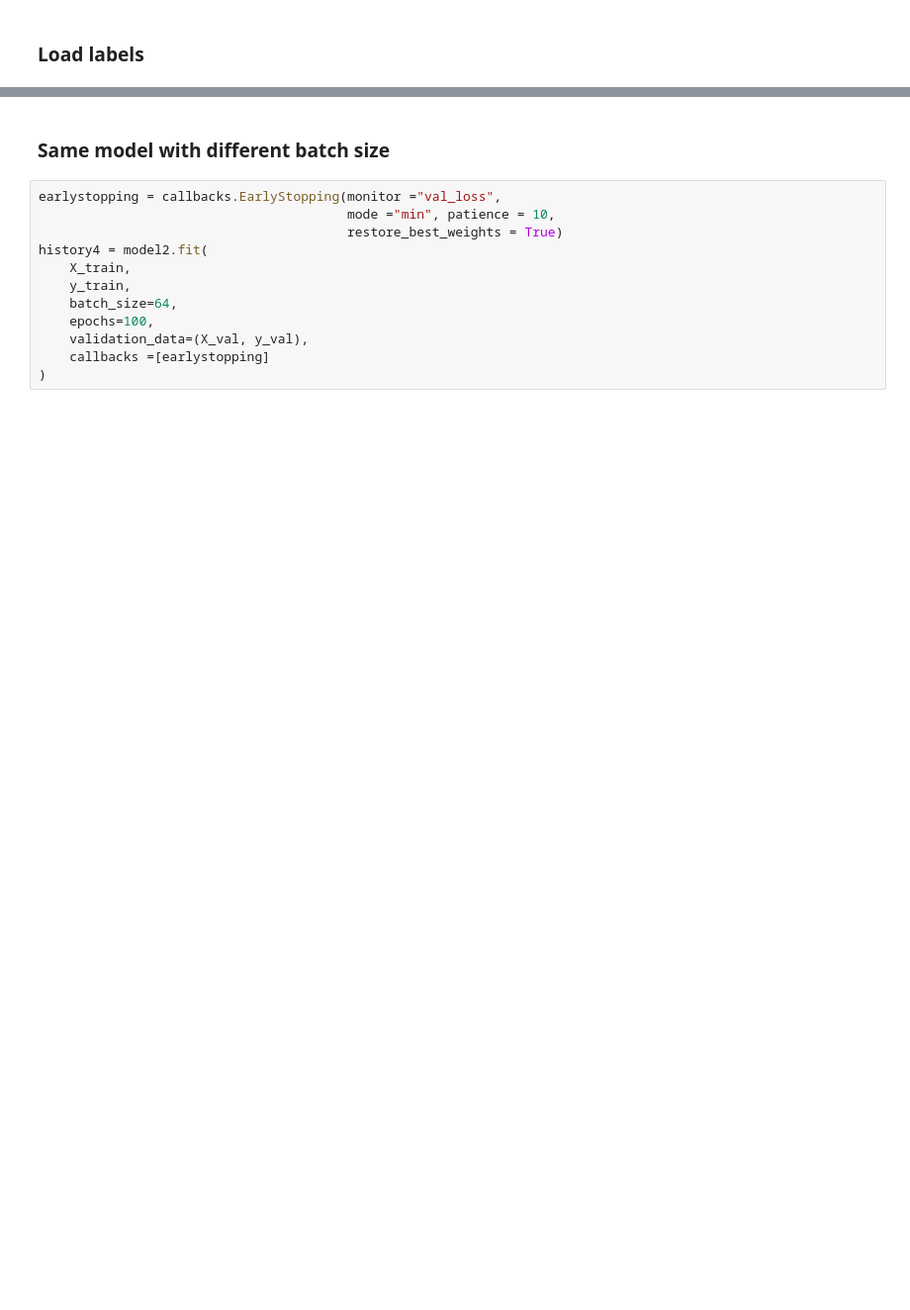
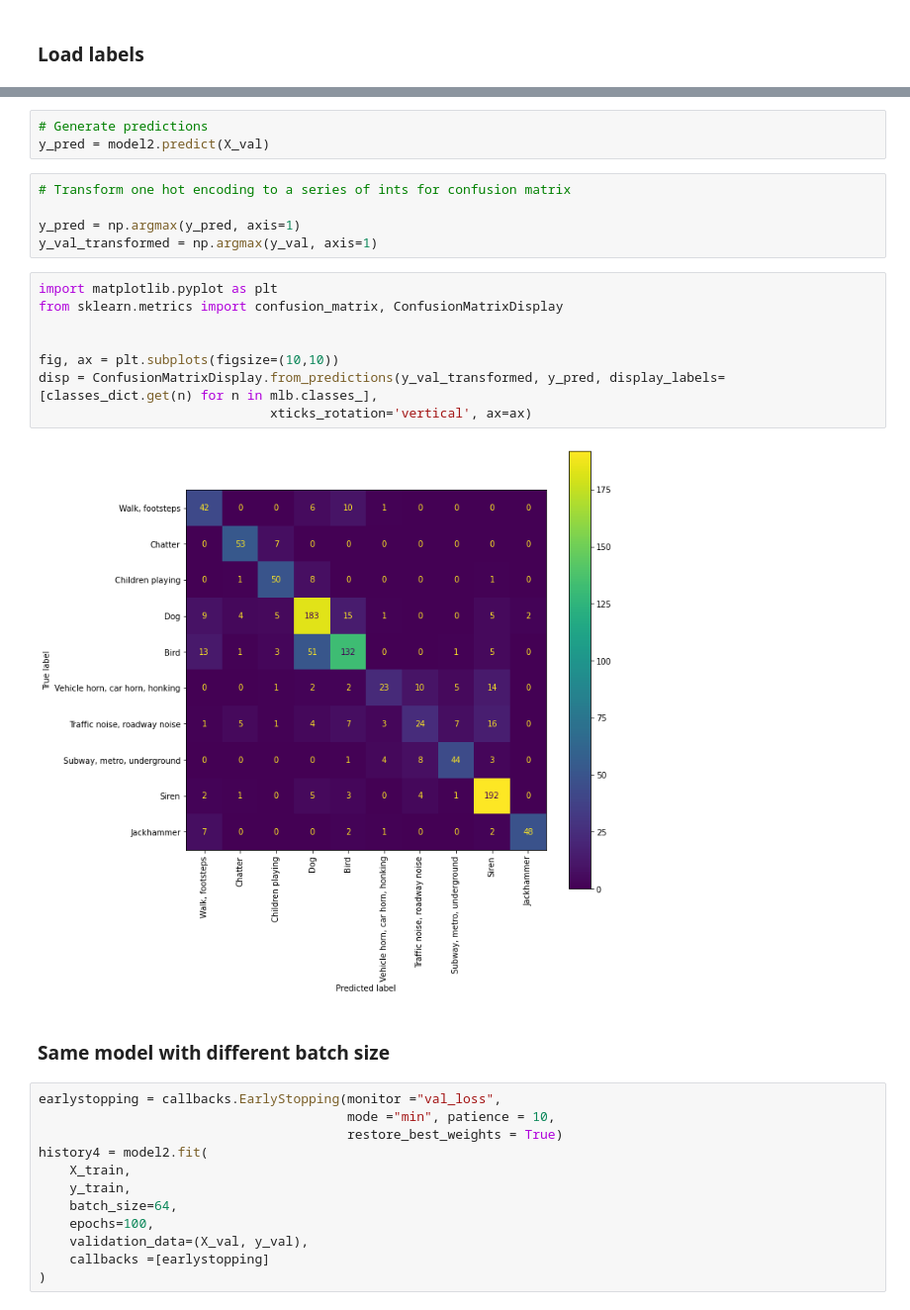
Before and after one commit to murielsan/CUSTOM, a Jupyter notebook: data_preparation/02.- neural_networks_classification.ipynb, the cells around one changed output, grey strips where cells are left out. Shown at 99% size. Drawn from its saved outputs; the diff is of its cells as text; blank space fills up the shorter version.

```diff
--- a/data_preparation/02.- neural_networks_classification.ipynb
+++ b/data_preparation/02.- neural_networks_classification.ipynb
@@ -183,3 +183,21 @@ plt.show()
+# %%
+# Generate predictions
+y_pred = model2.predict(X_val)
+# %%
+# Transform one hot encoding to a series of ints for confusion matrix
+
+y_pred = np.argmax(y_pred, axis=1)
+y_val_transformed = np.argmax(y_val, axis=1)
+# %%
+import matplotlib.pyplot as plt
+from sklearn.metrics import confusion_matrix, ConfusionMatrixDisplay
+
+
+fig, ax = plt.subplots(figsize=(10,10))
+disp = ConfusionMatrixDisplay.from_predictions(y_val_transformed, y_pred, display_labels=[classes_dict.get(n) for n in mlb.classes_],
+                              xticks_rotation='vertical', ax=ax)
+# %% [output]
+[figure, added]
 # %% [markdown]
 ### Same model with different batch size
 # %%
```
Also changed, not shown: parts of 40 cells of this notebook, 28 other files.
